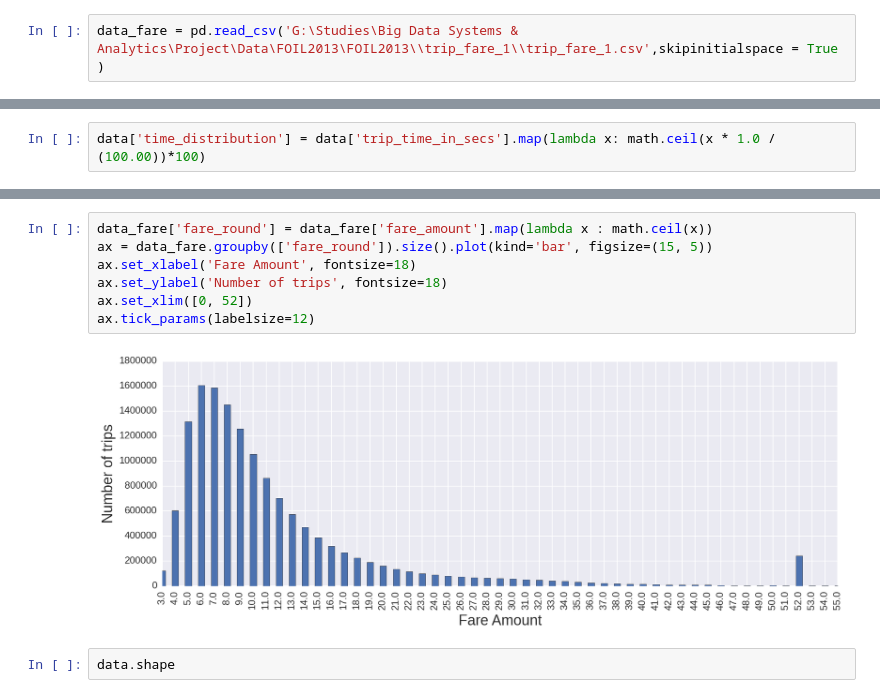
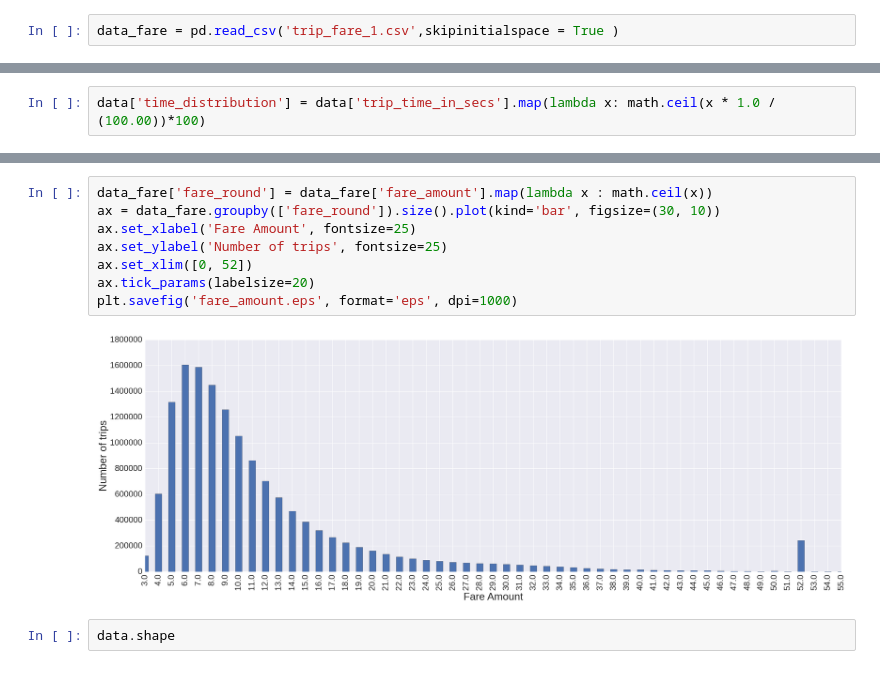
Before and after one commit to bench4ng/nyctaxi, a Jupyter notebook: Data_analysis.ipynb, the cells around one changed output, grey strips where cells are left out. Saved outputs shown, nothing was run; the diff lists cells and outputs as text.

```diff
--- a/Data_analysis.ipynb
+++ b/Data_analysis.ipynb
@@ -42,5 +41,5 @@ data.head()
 # %%
-data_fare = pd.read_csv('G:\Studies\Big Data Systems & Analytics\Project\Data\FOIL2013\FOIL2013\\trip_fare_1\\trip_fare_1.csv',skipinitialspace = True )
+data_fare = pd.read_csv('trip_fare_1.csv',skipinitialspace = True )
 # %%
 data_fare.head()
 # %% [output]
@@ -98,12 +102,13 @@ ax.tick_params(labelsize=12)
 # %%
 data_fare['fare_round'] = data_fare['fare_amount'].map(lambda x : math.ceil(x))
-ax = data_fare.groupby(['fare_round']).size().plot(kind='bar', figsize=(15, 5))
-ax.set_xlabel('Fare Amount', fontsize=18)
-ax.set_ylabel('Number of trips', fontsize=18)
+ax = data_fare.groupby(['fare_round']).size().plot(kind='bar', figsize=(30, 10))
+ax.set_xlabel('Fare Amount', fontsize=25)
+ax.set_ylabel('Number of trips', fontsize=25)
 ax.set_xlim([0, 52])
-ax.tick_params(labelsize=12)
+ax.tick_params(labelsize=20)
+plt.savefig('fare_amount.eps', format='eps', dpi=1000)
 # %% [output]
-[figure, old version]
+[figure, new version]
 # %%
 data.shape
 # %% [output]
```
Also changed, not shown: parts of 15 cells of this notebook, 3 other files.
